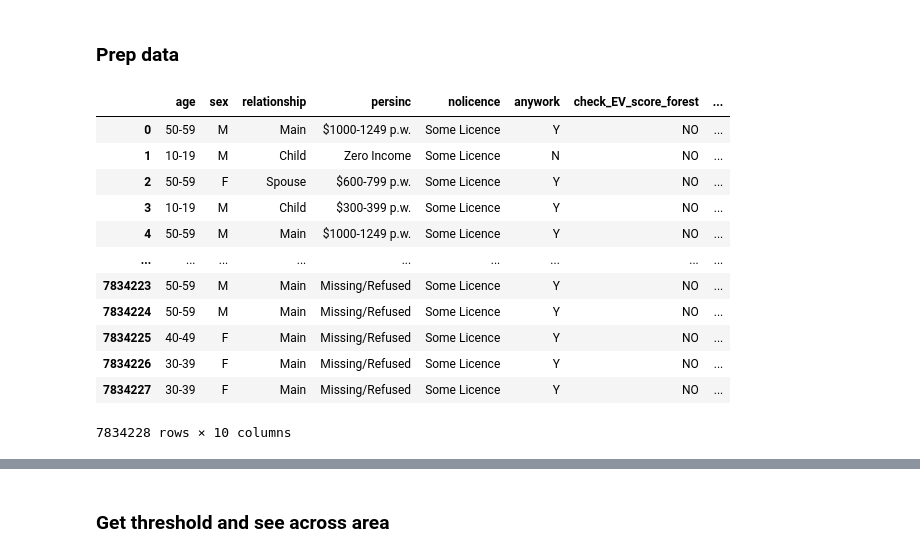
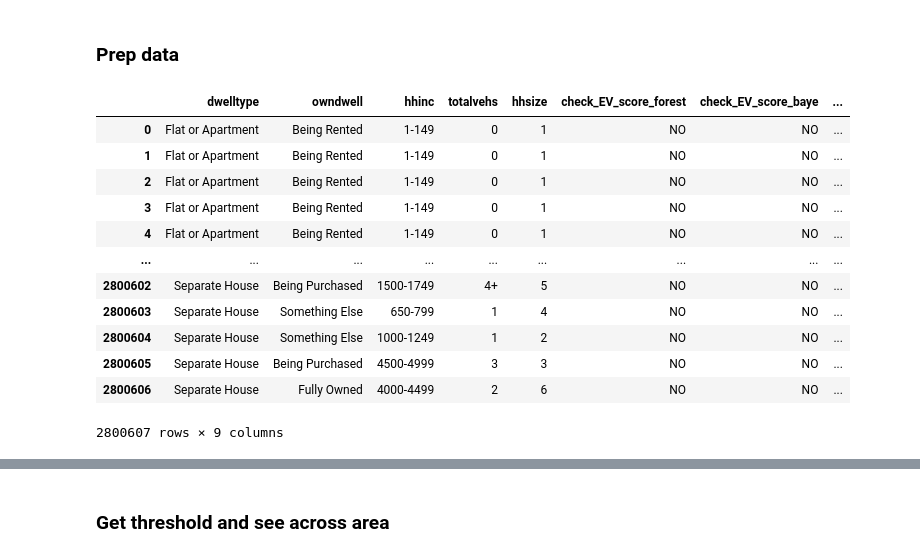
Before and after one commit to bobkatla/rhea, a Jupyter notebook: rela_between_atts/run_analysis_POA.ipynb, the cells around one changed output, grey strips where cells are left out. Drawn from its saved outputs; the diff is of its cells as text; code cells hidden in the pictures.

```diff
--- a/rela_between_atts/run_analysis_POA.ipynb
+++ b/rela_between_atts/run_analysis_POA.ipynb
@@ -218,20 +218,21 @@ import geopandas as gpd
 # %% [markdown]
 ### Prep data
 # %%
-ori_df = df_all.drop(columns=ls_cols_ev_pred+["POA", "household_id"])
+ori_df = df_all.drop(columns=ls_cols_ev_pred+["POA"])
+# , "household_id"
 df_pop = pd.concat([ori_df, ev_as_df], axis=1)
 df_pop
 # %% [output]
-|  | age | sex | relationship | persinc | nolicence | anywork | check_EV_score_forest | ... |
-| 0 | 50-59 | M | Main | $1000-1249 p.w. | Some Licence | Y | NO | ... |
-| 1 | 10-19 | M | Child | Zero Income | Some Licence | N | NO | ... |
-| 2 | 50-59 | F | Spouse | $600-799 p.w. | Some Licence | Y | NO | ... |
-| 3 | 10-19 | M | Child | $300-399 p.w. | Some Licence | Y | NO | ... |
-| 4 | 50-59 | M | Main | $1000-1249 p.w. | Some Licence | Y | NO | ... |
+|  | dwelltype | owndwell | hhinc | totalvehs | hhsize | check_EV_score_forest | check_EV_score_baye | ... |
+| 0 | Flat or Apartment | Being Rented | 1-149 | 0 | 1 | NO | NO | ... |
+| 1 | Flat or Apartment | Being Rented | 1-149 | 0 | 1 | NO | NO | ... |
+| 2 | Flat or Apartment | Being Rented | 1-149 | 0 | 1 | NO | NO | ... |
+| 3 | Flat or Apartment | Being Rented | 1-149 | 0 | 1 | NO | NO | ... |
+| 4 | Flat or Apartment | Being Rented | 1-149 | 0 | 1 | NO | NO | ... |
 | ... | ... | ... | ... | ... | ... | ... | ... | ... |
-| 7834223 | 50-59 | M | Main | Missing/Refused | Some Licence | Y | NO | ... |
-| 7834224 | 50-59 | M | Main | Missing/Refused | Some Licence | Y | NO | ... |
-| 7834225 | 40-49 | F | Main | Missing/Refused | Some Licence | Y | NO | ... |
-| 7834226 | 30-39 | F | Main | Missing/Refused | Some Licence | Y | NO | ... |
-| 7834227 | 30-39 | F | Main | Missing/Refused | Some Licence | Y | NO | ... |
+| 2800602 | Separate House | Being Purchased | 1500-1749 | 4+ | 5 | NO | NO | ... |
+| 2800603 | Separate House | Something Else | 650-799 | 1 | 4 | NO | NO | ... |
+| 2800604 | Separate House | Something Else | 1000-1249 | 1 | 2 | NO | NO | ... |
+| 2800605 | Separate House | Being Purchased | 4500-4999 | 3 | 3 | NO | NO | ... |
+| 2800606 | Separate House | Fully Owned | 4000-4499 | 2 | 6 | NO | NO | ... |
-7834228 rows × 10 columns
+2800607 rows × 9 columns
```
Also changed, not shown: parts of 14 cells of this notebook, 1 other file.
